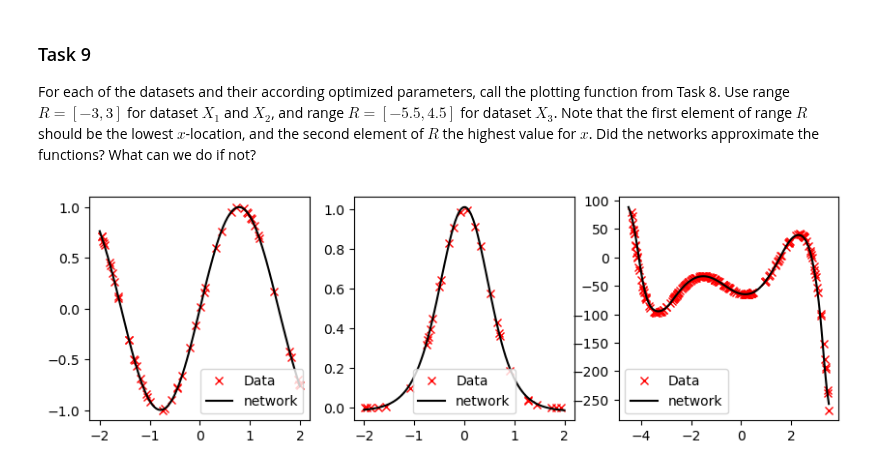
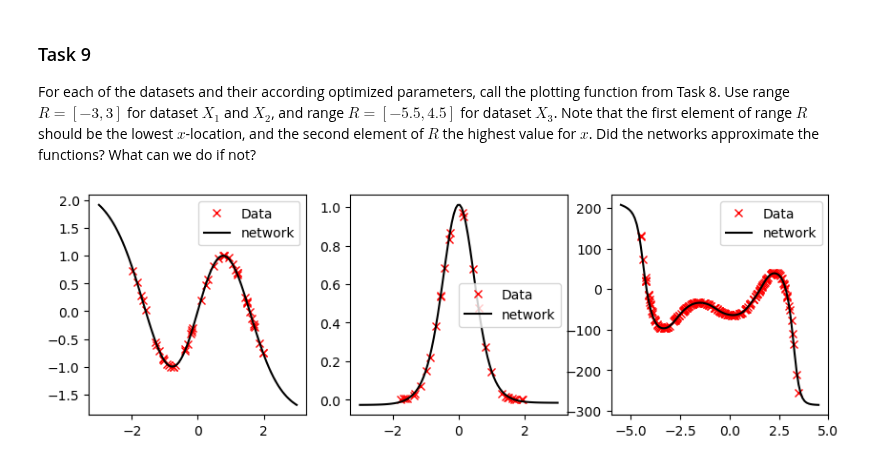
Before and after one commit to danielbarco/deeplearning, a Jupyter notebook: DL-Assignment03.ipynb, the cells around one changed output. Drawn from its saved outputs; the diff is of its cells as text; code cells hidden in the pictures.

```diff
--- a/DL-Assignment03.ipynb
+++ b/DL-Assignment03.ipynb
@@ -283,16 +284,16 @@ For each of the datasets and their according optimized parameters, call the plot
 # %%
 figure = plt.figure(figsize=(10,3))
 
 # plot first function
 plt.subplot(131)
-plot(X1, Theta1, (-2, 2))
+plot(X1, Theta1, (-3, 3))
 
 # plot second function
 plt.subplot(132)
-plot(X2, Theta2, (-2, 2))
+plot(X2, Theta2, (-3, 3))
 
 # plot third function
 plt.subplot(133)
-plot(X3, Theta3, (-4.5, 3.5))
+plot(X3, Theta3, (-5.5, 4.5))
 # %% [output]
-[figure, old version]
+[figure, new version]
```
Also changed, not shown: parts of 1 cell of this notebook.
